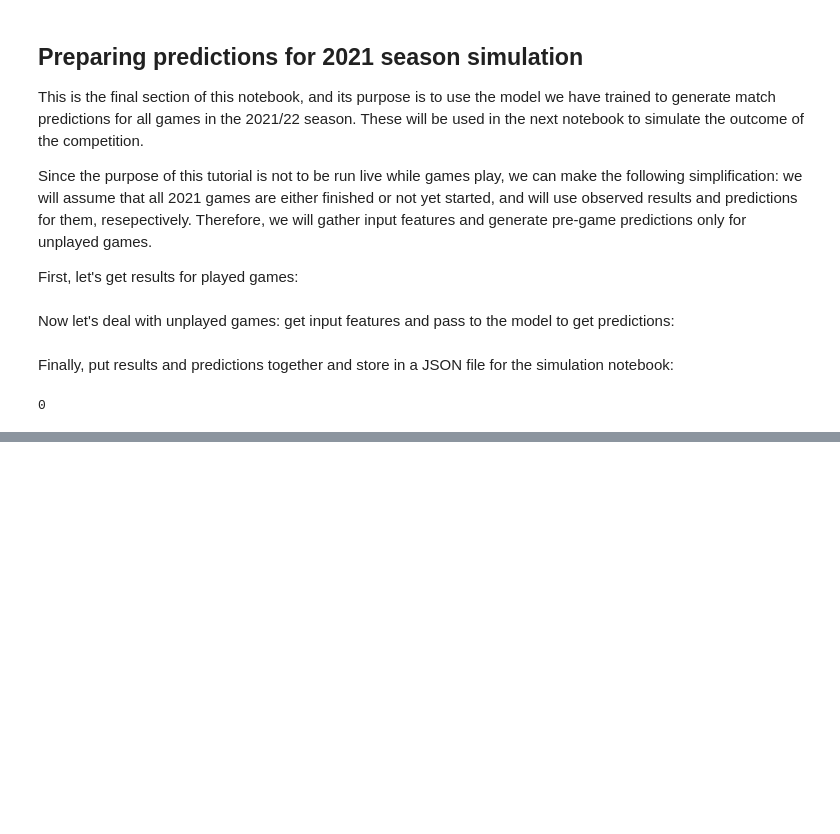
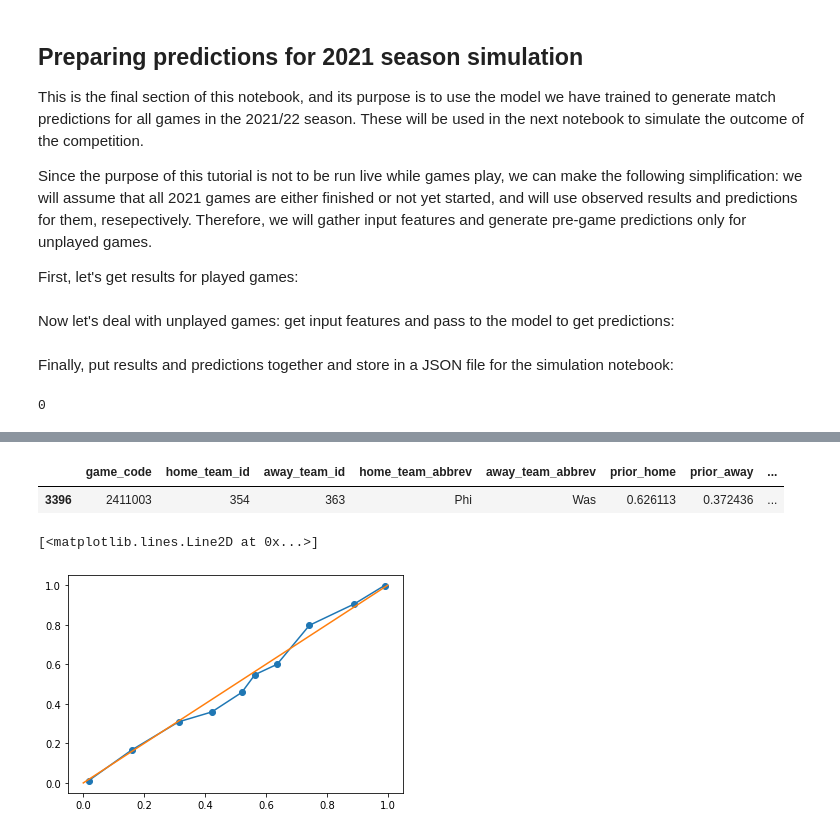
Before and after one commit to lucas-haupt/nfl-live-win-probability, a Jupyter notebook: notebooks/2_game_score_stored_model.ipynb, the cells around one changed output, grey strips where cells are left out. Drawn from its saved outputs; the diff is of its cells as text; code cells hidden in the pictures; blank space fills up the shorter version.

```diff
--- a/notebooks/2_game_score_stored_model.ipynb
+++ b/notebooks/2_game_score_stored_model.ipynb
@@ -149,9 +210,14 @@ clf = pickle.load(open(os.path.join(root_dir, "models/game_score.sav"), 'rb'))
+# %%
+clf = pickle.load(open(os.path.join(root_dir, "models/game_score_new_4.sav"), 'rb'))
+clf_old = pickle.load(open(os.path.join(root_dir, "models/game_score.sav"), 'rb'))
 # %%
+import time
 def get_model_outputs(model, input_data, running_scores):
+    start_time = time.time()
     raw_output = model.predict_proba(input_data)
     # Exact score outputs
     score_probs = np.zeros((input_data.shape[0], n_categories))
-    score_probs[:, clf.classes_] = raw_output
+    score_probs[:, model.classes_] = raw_output
     # 1X2 prediction & team score outputs
     outcome_probs = np.zeros((input_data.shape[0], 3))
     home_score_probs = np.zeros((input_data.shape[0], max_home_score + 1))
@@ -159,6 +225,7 @@ def get_model_outputs(model, input_data, running_scores):
     for home_score in range(max_home_score + 1):
         ft_home_score = home_score + running_scores[:, 0]
         for away_score in range(max_away_score + 1):
+            # print(home_score, "-", away_score)
             ft_away_score = away_score + running_scores[:, 1]
             remaining_prob = score_probs[:, away_score + (max_away_score + 1) * home_score]
             # 1X2 - Home win
@@ -415,0 +750,5 @@ os.system('say "done"')
+# %%
+prior_df[prior_df["game_code"]==2411003]
+# %% [output]
+|  | game_code | home_team_id | away_team_id | home_team_abbrev | away_team_abbrev | prior_home | prior_away | ... |
+| 3396 | 2411003 | 354 | 363 | Phi | Was | 0.626113 | 0.372436 | ... |
@@ -415,0 +773,15 @@ os.system('say "done"')
+# %%
+full_df["home_win"] = np.where(full_df["home_team_outcome"]=="W", 1, 0)
+full_df["draw"] = np.where(full_df["home_team_outcome"]=="T", 1, 0)
+full_df["away_win"] = np.where(full_df["home_team_outcome"]=="L", 1, 0)
+# %%
+plot_game_code = 2337720
+
+plot_input = full_df.loc[mask_test,input_names].values
+plot_running_score = full_df.loc[mask_test, ['home_start_score', 'away_start_score']].values
+plot_output = get_model_outputs(clf, plot_input, plot_running_score)
+# pd.concat([pd.DataFrame(plot_input, columns=input_names), pd.DataFrame(plot_output["ft_outcome"],columns=["home_win", "draw", "away_win"])], axis=1).to_csv("Bills at Chiefs 01-23-2022 new.csv")
+test_df = full_df.loc[mask_test, full_df.columns].reset_index()
+scores_df = full_df.loc[mask_test, ['home_final_score', 'away_final_score']]
+test_values = pd.concat([test_df, pd.DataFrame(plot_output['ft_outcome'], columns=["xhome_win", "xdraw", "xaway_win"])], axis = 1)
+# pd.DataFrame(plot_output['ft_outcome'])
@@ -415,0 +802,9 @@ os.system('say "done"')
+# %%
+from sklearn.calibration import calibration_curve
+calib_home_win = calibration_curve(test_values["home_win"], test_values["xhome_win"], strategy="quantile", n_bins=10)
+%matplotlib inline
+plt.plot(calib_home_win[1], calib_home_win[0], marker="o")
+plt.plot([0, 1], [0, 1])
+# %% [output]
+[<matplotlib.lines.Line2D at 0x...>]
+[figure, added]
```
Also changed, not shown: parts of 70 cells of this notebook, 17 other files.
